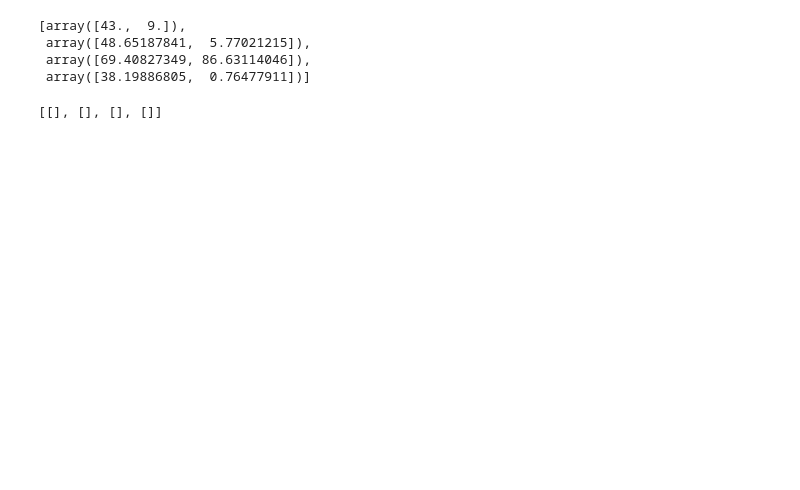
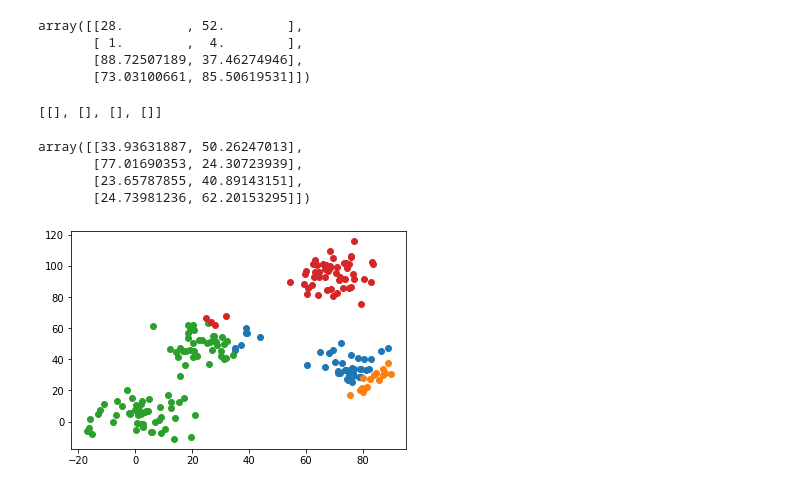
Before and after one commit to Linzh7/Machine-Learning-From-Scratch, a Jupyter notebook: Code/3.2-K_means.ipynb, the cells around one changed output. Cells and saved outputs as stored; diff of their text form; code cells hidden in the pictures; blank space fills up the shorter version.

```diff
--- a/Code/3.2-K_means.ipynb
+++ b/Code/3.2-K_means.ipynb
@@ -49,14 +30,14 @@ plt.show()
 # %%
-center = []
 k = 4
+center = np.zeros([k, 2])
 for i in range(k):
-    center.append(random.choice(dotMap))
+    center[i]=(random.choice(dotMap))
 center
 # %% [output]
-[array([43.,  9.]),
- array([48.65187841,  5.77021215]),
- array([69.40827349, 86.63114046]),
- array([38.19886805,  0.76477911])]
+array([[28.        , 52.        ],
+       [ 1.        ,  4.        ],
+       [88.72507189, 37.46274946],
+       [73.03100661, 85.50619531]])
 # %%
 group = []
 for i in range(k):
@@ -64,3 +45,34 @@ for i in range(k):
 group
 # %% [output]
 [[], [], [], []]
+# %%
+for index in range(data_X.shape[0]):
+    minDistance = 99999999999
+    minIndex = -1
+    for i in range(4):
+        currentDistance = Distance.Euclidean(center[i], dotMap[index])
+        if currentDistance < minDistance:
+            minDistance = currentDistance
+            minIndex = i
+    group[minIndex].append(index)
+group=np.array(group)
+for i in range(k):
+    groupCenter = dotMap[group[i][0]]
+    for element in dotMap[group[i]]:
+        groupCenter[0] = (element[0] + groupCenter[0]) / 2
+        groupCenter[1] = (element[1] + groupCenter[1]) / 2
+    center[i] = groupCenter
+# %% [output]
+array([[33.93631887, 50.26247013],
+       [77.01690353, 24.30723939],
+       [23.65787855, 40.89143151],
+       [24.73981236, 62.20153295]])
+# %%
+fig = plt.figure()
+img = fig.add_subplot(111)
+cm = plt.cm.get_cmap('RdYlBu')
+for i in range(k):
+    img.scatter(data_X[group[i]], data_Y[group[i]], cmap=cm)
+plt.show()
+# %% [output]
+[figure, added]
```
Also changed, not shown: parts of 7 cells of this notebook.
